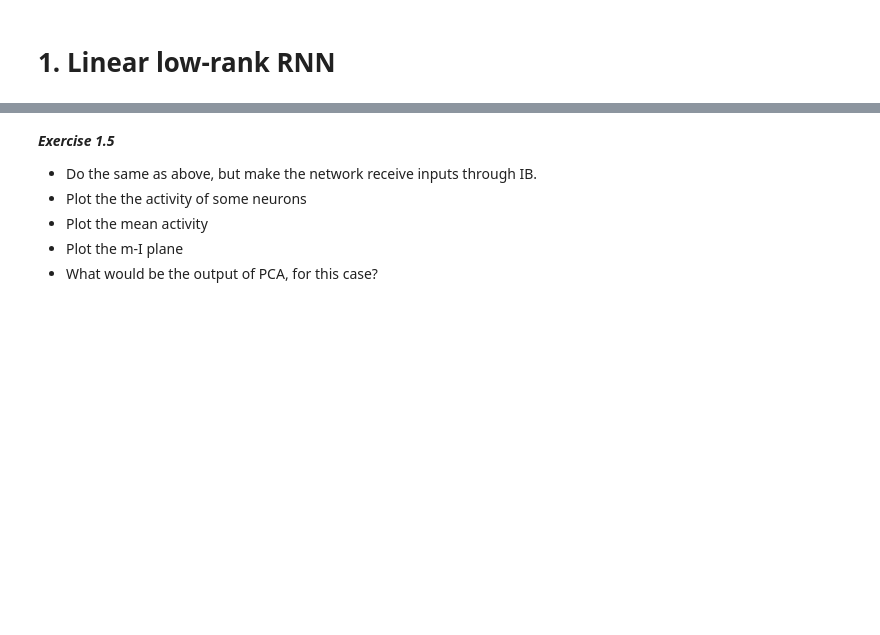
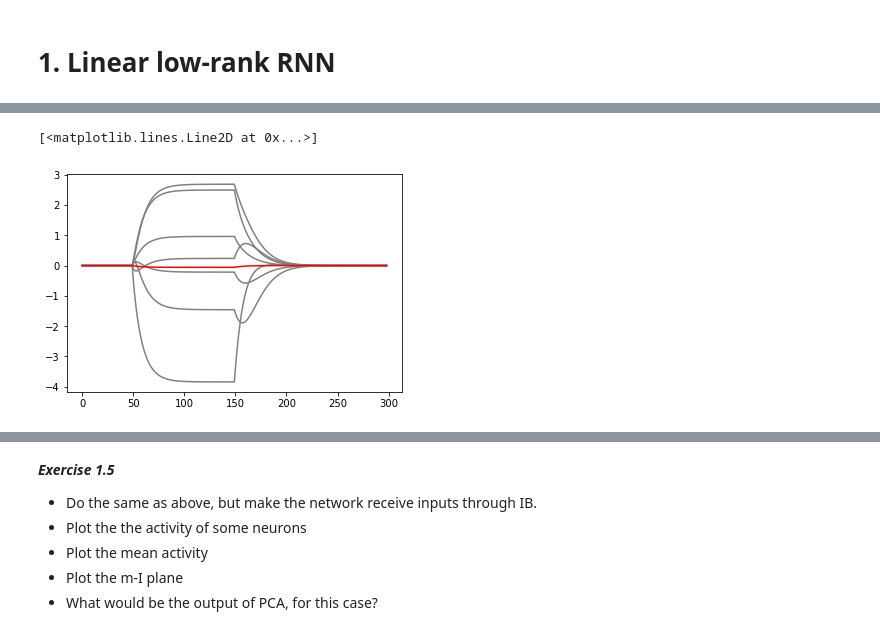
Before and after one commit to jmourabarbosa/lowrank_tutorial, a Jupyter notebook: tutorial1.ipynb, the cells around one changed output, grey strips where cells are left out. Drawn from its saved outputs; the diff is of its cells as text; code cells hidden in the pictures; blank space fills up the shorter version.

```diff
--- a/tutorial1.ipynb
+++ b/tutorial1.ipynb
@@ -102,8 +109,11 @@ for ti, _ in enumerate(time):
   x[1] = x[1] + dt*(...)
   X[:,ti,:] = x
 # %%
-plt.plot((...),"gray")
-plt.plot((...),"r")
+plt.plot(...)
+plt.plot(...)
+# %% [output]
+[<matplotlib.lines.Line2D at 0x...>]
+[figure, added]
 # %% [markdown]
 ***Exercise 1.3***
 
```
Also changed, not shown: parts of 26 cells of this notebook, 2 other files.
